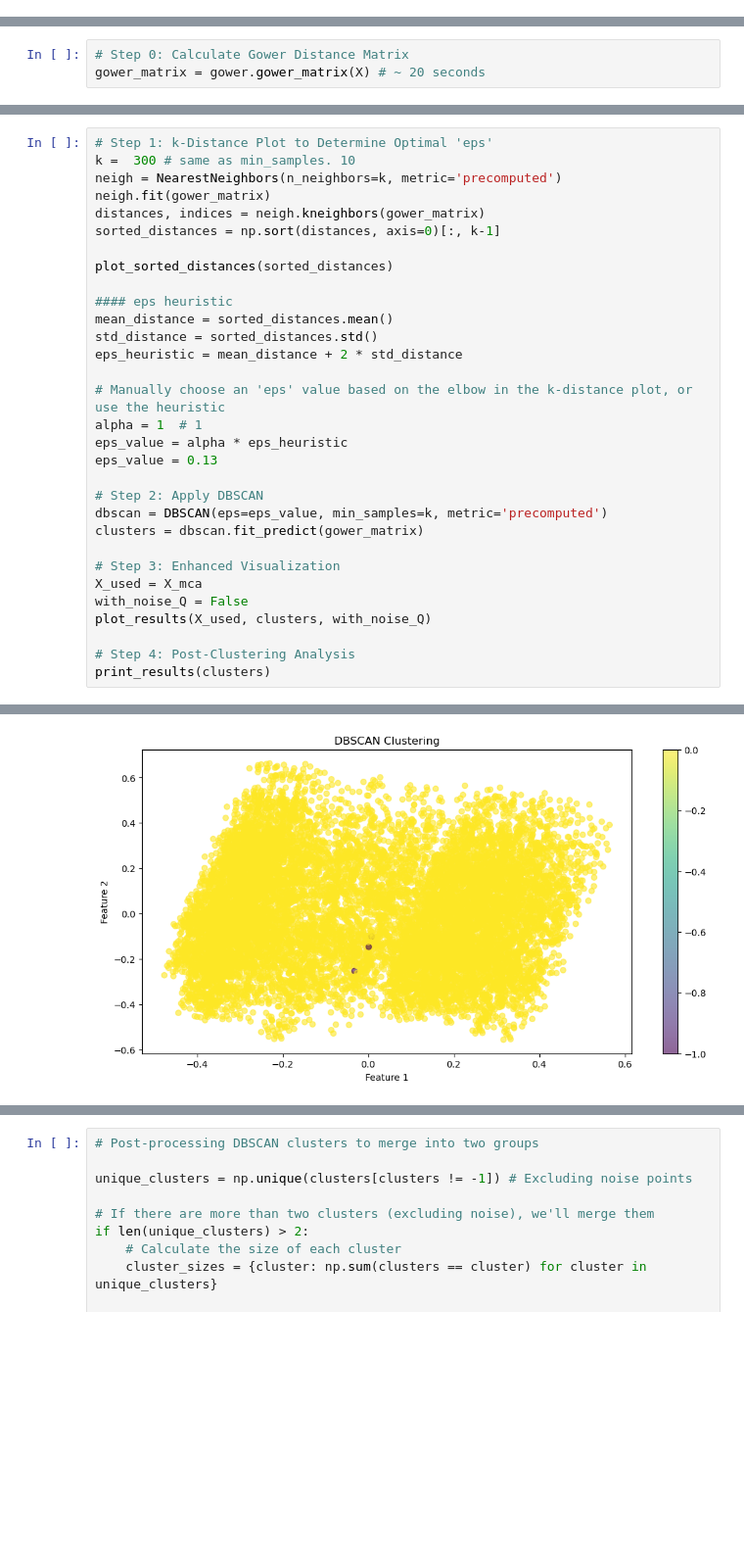
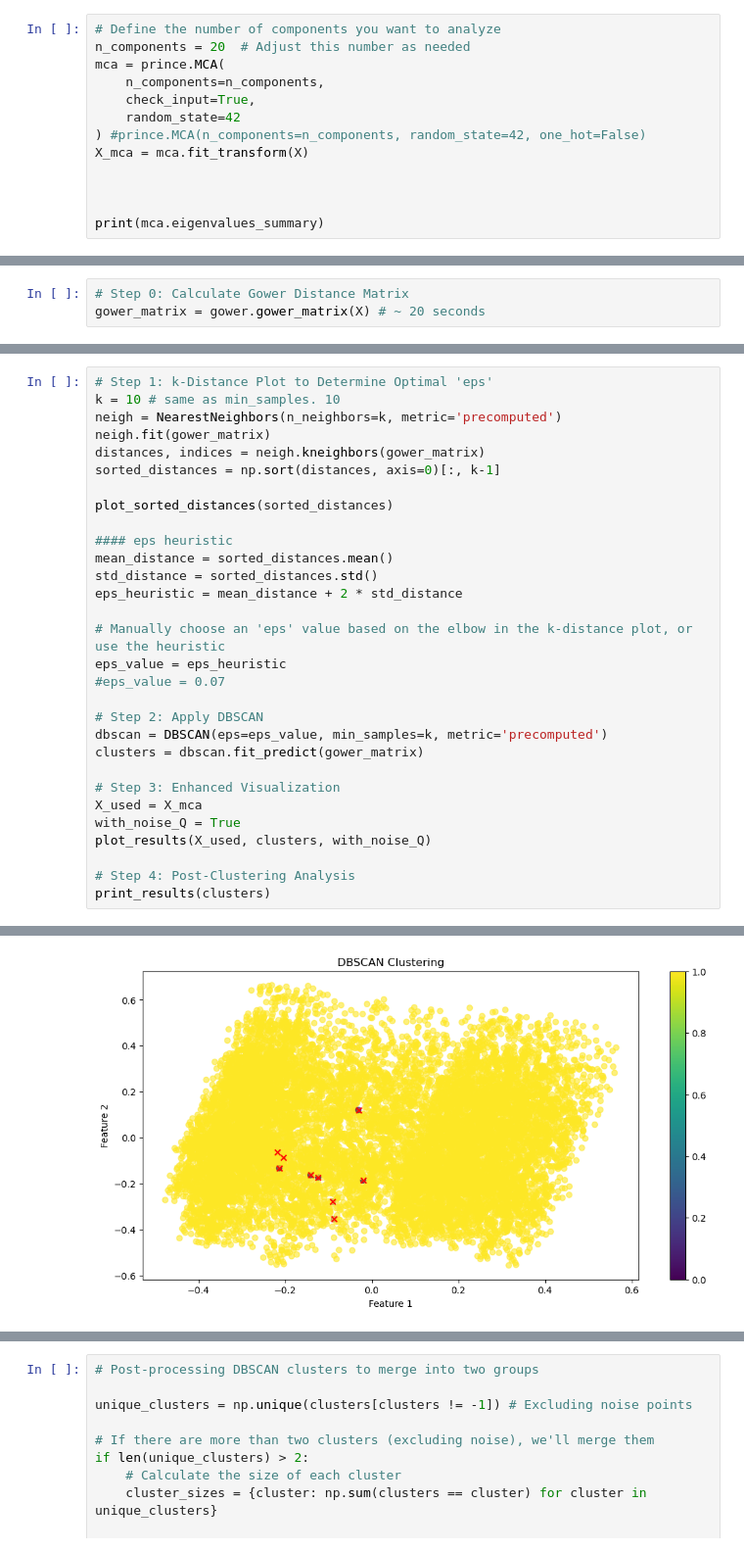
Before and after one commit to 07keyholder/MEDM_P2, a Jupyter notebook: c.ipynb, the cells around one changed output, grey strips where cells are left out. Shown at 98% size. Saved outputs shown, nothing was run; the diff lists cells and outputs as text; blank space fills up the shorter version.

```diff
--- a/c.ipynb
+++ b/c.ipynb
@@ -115,0 +116,13 @@ X_mca = mca.fit_transform(X)
+# %%
+# Define the number of components you want to analyze
+n_components = 20  # Adjust this number as needed
+mca = prince.MCA(
+    n_components=n_components,
+    check_input=True,
+    random_state=42
+) #prince.MCA(n_components=n_components, random_state=42, one_hot=False)
+X_mca = mca.fit_transform(X)
+
+
+
+print(mca.eigenvalues_summary)
@@ -507,6 +604,6 @@ gower_matrix = gower.gower_matrix(X) # ~ 20 seconds
 # %%
 # Step 1: k-Distance Plot to Determine Optimal 'eps'
-k =  300 # same as min_samples. 10
+k = 10 # same as min_samples. 10
 neigh = NearestNeighbors(n_neighbors=k, metric='precomputed')
 neigh.fit(gower_matrix)
 distances, indices = neigh.kneighbors(gower_matrix)
@@ -520,9 +617,8 @@ std_distance = sorted_distances.std()
 eps_heuristic = mean_distance + 2 * std_distance
 
 # Manually choose an 'eps' value based on the elbow in the k-distance plot, or use the heuristic
-alpha = 1  # 1
-eps_value = alpha * eps_heuristic
-eps_value = 0.13
+eps_value = eps_heuristic
+#eps_value = 0.07
 
 # Step 2: Apply DBSCAN
 dbscan = DBSCAN(eps=eps_value, min_samples=k, metric='precomputed')
@@ -530,7 +626,7 @@ clusters = dbscan.fit_predict(gower_matrix)
 
 # Step 3: Enhanced Visualization
 X_used = X_mca
-with_noise_Q = False
+with_noise_Q = True
 plot_results(X_used, clusters, with_noise_Q)
 
 # Step 4: Post-Clustering Analysis
@@ -540 +636 @@ print_results(clusters)
-[figure, old version]
+[figure, new version]
```
Also changed, not shown: parts of 31 cells of this notebook.
